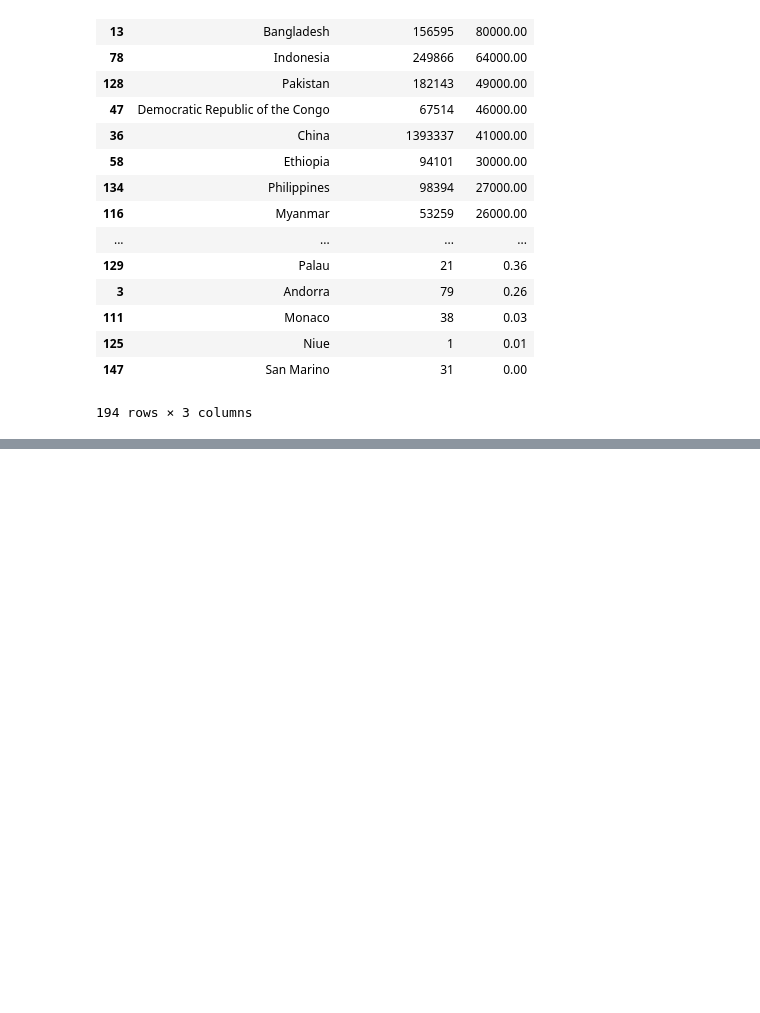
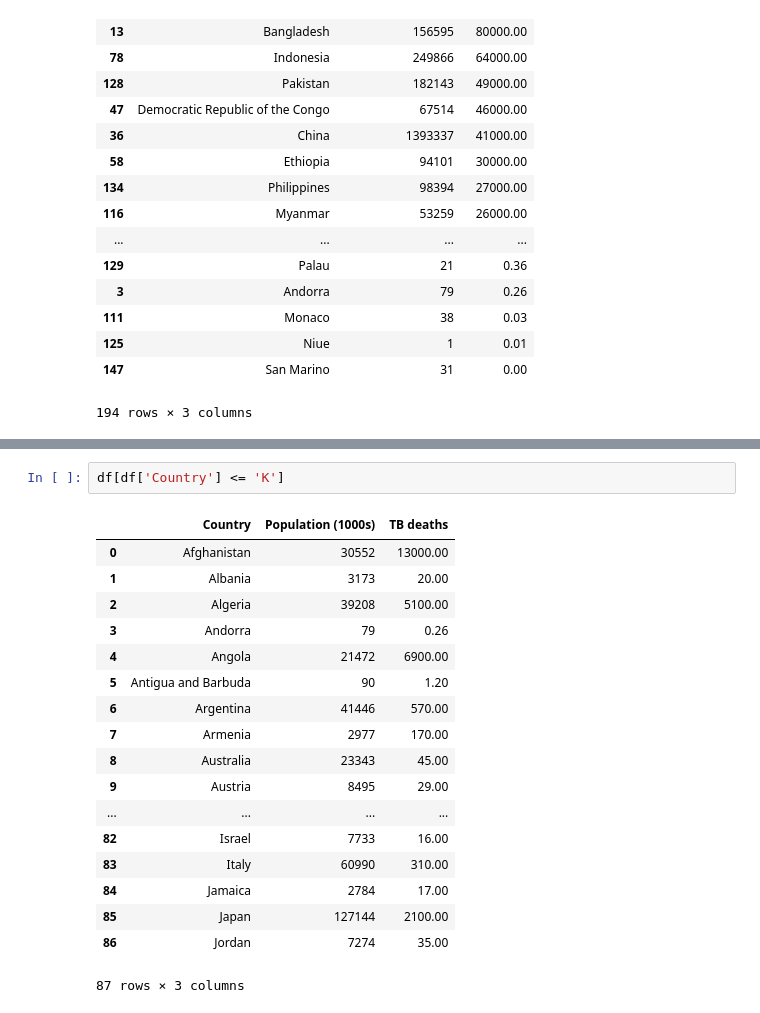
Before and after one commit to geokai/Learn_To_Code_For_Data_Science, a Jupyter notebook: Course_Notebooks/week_1_final_bits.ipynb, the cells around one changed output, grey strips where cells are left out. Saved outputs shown, nothing was run; the diff lists cells and outputs as text; blank space fills up the shorter version.

```diff
--- a/Course_Notebooks/week_1_final_bits.ipynb
+++ b/Course_Notebooks/week_1_final_bits.ipynb
@@ -70,0 +116,21 @@ df.sort('TB deaths', ascending=False)
+# %%
+df[df['Country'] <= 'K']
+# %% [output]
+|  | Country | Population (1000s) | TB deaths |
+| 0 | Afghanistan | 30552 | 13000.00 |
+| 1 | Albania | 3173 | 20.00 |
+| 2 | Algeria | 39208 | 5100.00 |
+| 3 | Andorra | 79 | 0.26 |
+| 4 | Angola | 21472 | 6900.00 |
+| 5 | Antigua and Barbuda | 90 | 1.20 |
+| 6 | Argentina | 41446 | 570.00 |
+| 7 | Armenia | 2977 | 170.00 |
+| 8 | Australia | 23343 | 45.00 |
+| 9 | Austria | 8495 | 29.00 |
+| ... | ... | ... | ... |
+| 82 | Israel | 7733 | 16.00 |
+| 83 | Italy | 60990 | 310.00 |
+| 84 | Jamaica | 2784 | 17.00 |
+| 85 | Japan | 127144 | 2100.00 |
+| 86 | Jordan | 7274 | 35.00 |
+87 rows × 3 columns
```
Also changed, not shown: parts of 9 cells of this notebook, 1 other file.
